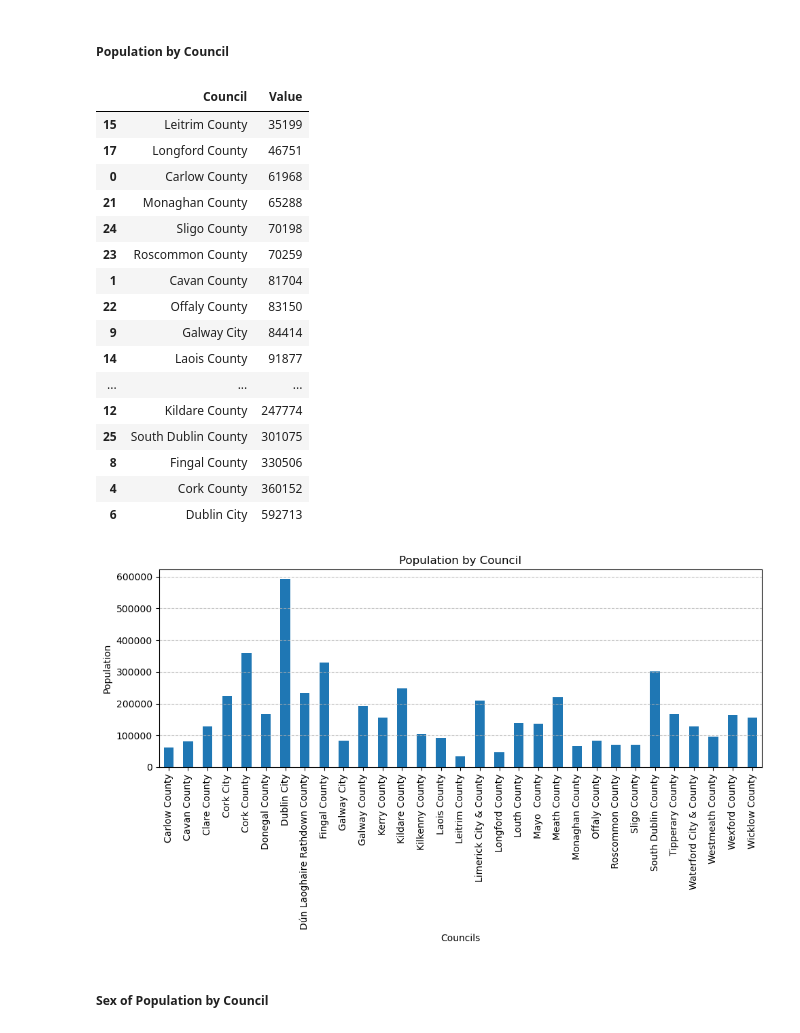
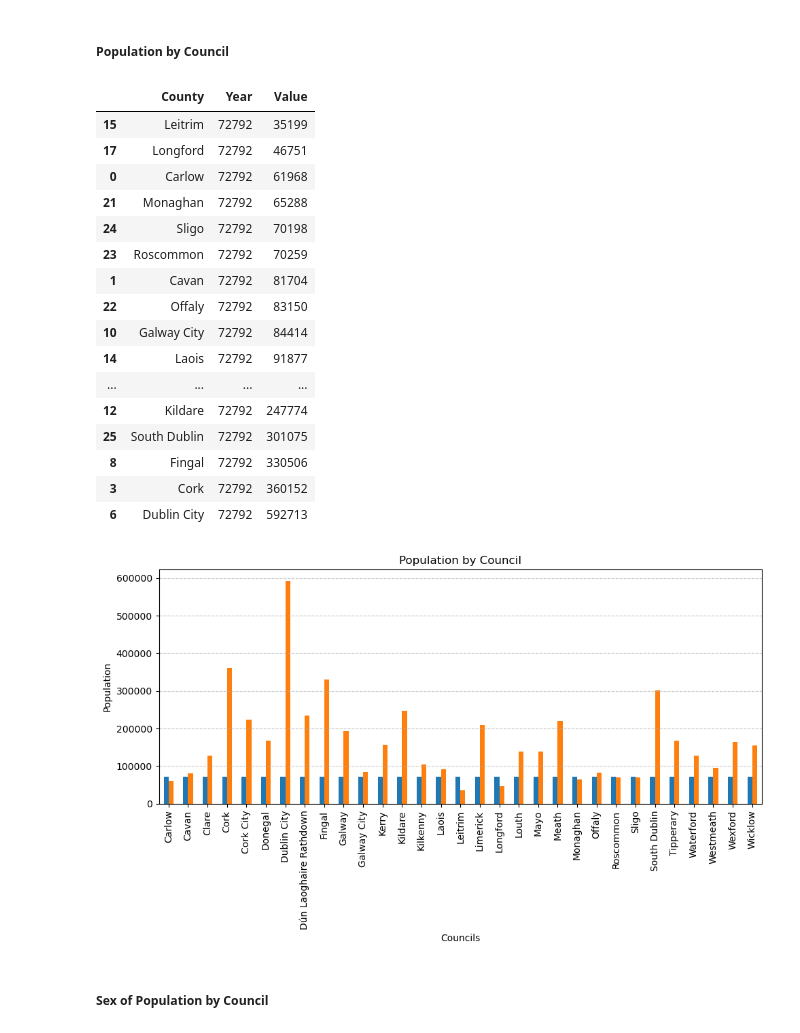
Before and after one commit to zeros2018/population_ireland, a Jupyter notebook: Population Project.ipynb, the cells around one changed output. Cells and saved outputs as stored; diff of their text form; code cells hidden in the pictures.

```diff
--- a/Population Project.ipynb
+++ b/Population Project.ipynb
@@ -234,0 +520,4 @@ df_population['Council'] = df_population['Council'].str.replace(' Council', '')
+# %%
+ df_population_2022['County'] = df_population_2022['County'].str.replace(' County', '')
+# %%
+df_population_2022['County'] = df_population_2022['County'].str.replace('Mayo ', 'Mayo')
@@ -235,5 +638,8 @@ df_population['Council'] = df_population['Council'].str.replace(' Council', '')
 # %%
 # change the value of a feature because is better for showing some plots
+df_population_2022['Age'] = df_population_2022['Age'].str.replace('0-4', '0-04')
+df_population_2022['Age'] = df_population_2022['Age'].str.replace('5-9', '05-09')
+
 df_population['Age'] = df_population['Age'].str.replace('0-4', '0-04')
 df_population['Age'] = df_population['Age'].str.replace('5-9', '05-09')
 # %%
@@ -313,39 +709,39 @@ Outliers
 ##### Population by Council
 # %%
 # Group by Council
-df_population_by_councils = df_population.groupby('Council').sum("Value")
+df_population_2022_by_councils = df_population_2022.groupby('County').sum("Value")
 # Sort by population
-df_population_by_councils.reset_index().sort_values('Value')
+df_population_2022_by_councils.reset_index().sort_values('Value')
 # %% [output]
-|  | Council | Value |
-| 15 | Leitrim County | 35199 |
-| 17 | Longford County | 46751 |
-| 0 | Carlow County | 61968 |
-| 21 | Monaghan County | 65288 |
-| 24 | Sligo County | 70198 |
-| 23 | Roscommon County | 70259 |
-| 1 | Cavan County | 81704 |
-| 22 | Offaly County | 83150 |
-| 9 | Galway City | 84414 |
-| 14 | Laois County | 91877 |
-| ... | ... | ... |
-| 12 | Kildare County | 247774 |
-| 25 | South Dublin County | 301075 |
-| 8 | Fingal County | 330506 |
-| 4 | Cork County | 360152 |
-| 6 | Dublin City | 592713 |
+|  | County | Year | Value |
+| 15 | Leitrim | 72792 | 35199 |
+| 17 | Longford | 72792 | 46751 |
+| 0 | Carlow | 72792 | 61968 |
+| 21 | Monaghan | 72792 | 65288 |
+| 24 | Sligo | 72792 | 70198 |
+| 23 | Roscommon | 72792 | 70259 |
+| 1 | Cavan | 72792 | 81704 |
+| 22 | Offaly | 72792 | 83150 |
+| 10 | Galway City | 72792 | 84414 |
+| 14 | Laois | 72792 | 91877 |
+| ... | ... | ... | ... |
+| 12 | Kildare | 72792 | 247774 |
+| 25 | South Dublin | 72792 | 301075 |
+| 8 | Fingal | 72792 | 330506 |
+| 3 | Cork | 72792 | 360152 |
+| 6 | Dublin City | 72792 | 592713 |
 # %%
 # Plotting the bar plot
-df_population_by_councils.plot(kind='bar', figsize=(10, 6), legend = False)
+df_population_2022_by_councils.plot(kind='bar', figsize=(10, 6), legend = False)
 plt.title('Population by Council')
 plt.xlabel('Councils')
 plt.ylabel('Population')
 plt.xticks(rotation=90)
 plt.grid(axis='y', linestyle='--', alpha=0.7)
 plt.tight_layout()
 plt.show()
 # %% [output]
-[figure, old version]
+[figure, new version]
 # %% [markdown]
 ##### Sex of Population by Council
 # %%
```
Also changed, not shown: parts of 94 cells of this notebook, 6 other files.
